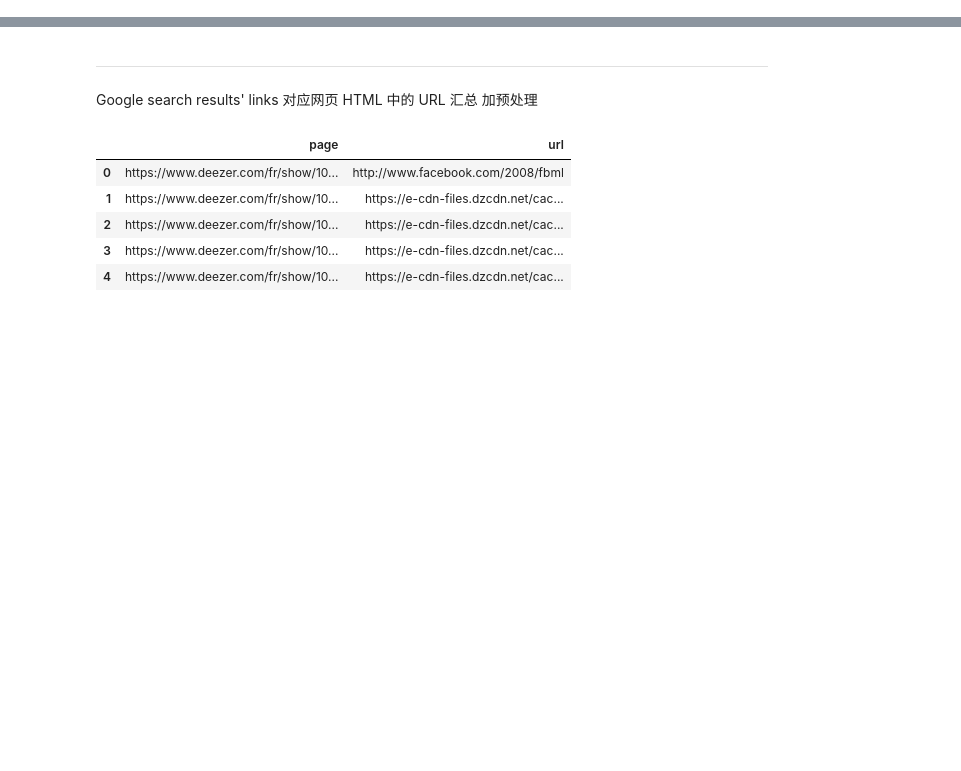
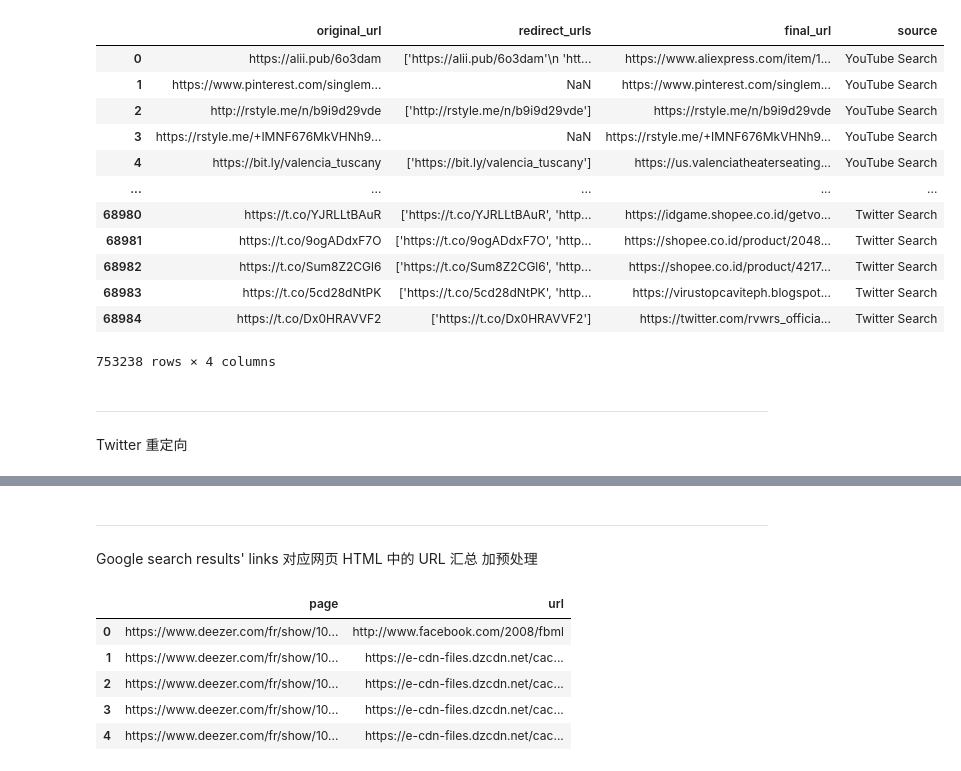
Before and after one commit to suniven/affiliate-marketing-research, a Jupyter notebook: concat_df.ipynb, the cells around one changed output, grey strips where cells are left out. Saved outputs shown, nothing was run; the diff lists cells and outputs as text; code cells hidden in the pictures; blank space fills up the shorter version.

```diff
--- a/concat_df.ipynb
+++ b/concat_df.ipynb
@@ -0,0 +26,16 @@
+# %%
+df
+# %% [output]
+|  | original_url | redirect_urls | final_url | source |
+| 0 | https://alii.pub/6o3dam | ['https://alii.pub/6o3dam'\n 'htt... | https://www.aliexpress.com/item/1... | YouTube Search |
+| 1 | https://www.pinterest.com/singlem... | NaN | https://www.pinterest.com/singlem... | YouTube Search |
+| 2 | http://rstyle.me/n/b9i9d29vde | ['http://rstyle.me/n/b9i9d29vde'] | https://rstyle.me/n/b9i9d29vde | YouTube Search |
+| 3 | https://rstyle.me/+IMNF676MkVHNh9... | NaN | https://rstyle.me/+IMNF676MkVHNh9... | YouTube Search |
+| 4 | https://bit.ly/valencia_tuscany | ['https://bit.ly/valencia_tuscany'] | https://us.valenciatheaterseating... | YouTube Search |
+| ... | ... | ... | ... | ... |
+| 68980 | https://t.co/YJRLLtBAuR | ['https://t.co/YJRLLtBAuR', 'http... | https://idgame.shopee.co.id/getvo... | Twitter Search |
+| 68981 | https://t.co/9ogADdxF7O | ['https://t.co/9ogADdxF7O', 'http... | https://shopee.co.id/product/2048... | Twitter Search |
+| 68982 | https://t.co/Sum8Z2CGl6 | ['https://t.co/Sum8Z2CGl6', 'http... | https://shopee.co.id/product/4217... | Twitter Search |
+| 68983 | https://t.co/5cd28dNtPK | ['https://t.co/5cd28dNtPK', 'http... | https://virustopcaviteph.blogspot... | Twitter Search |
+| 68984 | https://t.co/Dx0HRAVVF2 | ['https://t.co/Dx0HRAVVF2'] | https://twitter.com/rvwrs_officia... | Twitter Search |
+753238 rows × 4 columns
@@ -0,0 +46,3 @@
+# %% [markdown]
+---
+Twitter 重定向
```
Also changed, not shown: parts of 37 cells of this notebook.
